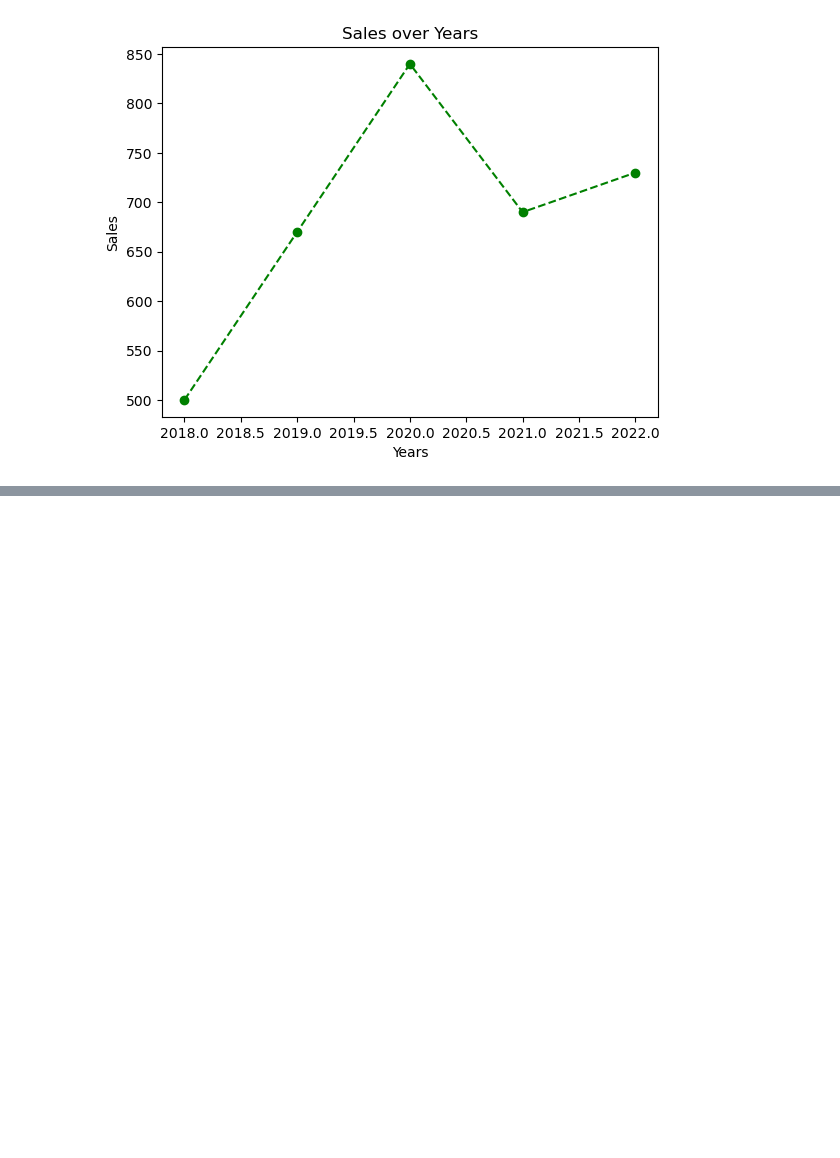
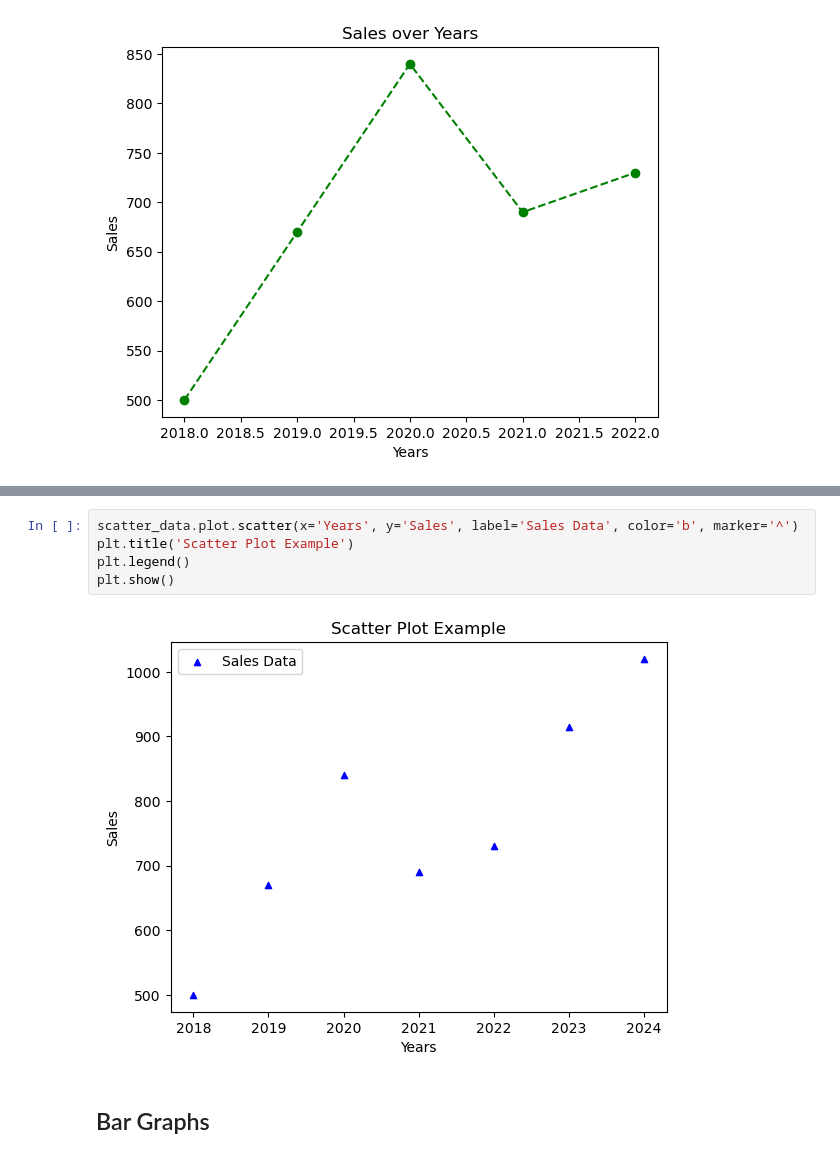
Before and after one commit to zsavery/gb_data_science, a Jupyter notebook: docs/graph_basics.ipynb, the cells around one changed output, grey strips where cells are left out. Drawn from its saved outputs; the diff is of its cells as text; blank space fills up the shorter version.

```diff
--- a/docs/graph_basics.ipynb
+++ b/docs/graph_basics.ipynb
@@ -49,0 +72,9 @@ Text(0, 0.5, 'Sales')
+# %%
+scatter_data.plot.scatter(x='Years', y='Sales', label='Sales Data', color='b', marker='^')
+plt.title('Scatter Plot Example')
+plt.legend()
+plt.show()
+# %% [output]
+[figure, added]
+# %% [markdown]
+## Bar Graphs
```
Also changed, not shown: parts of 9 cells of this notebook.
